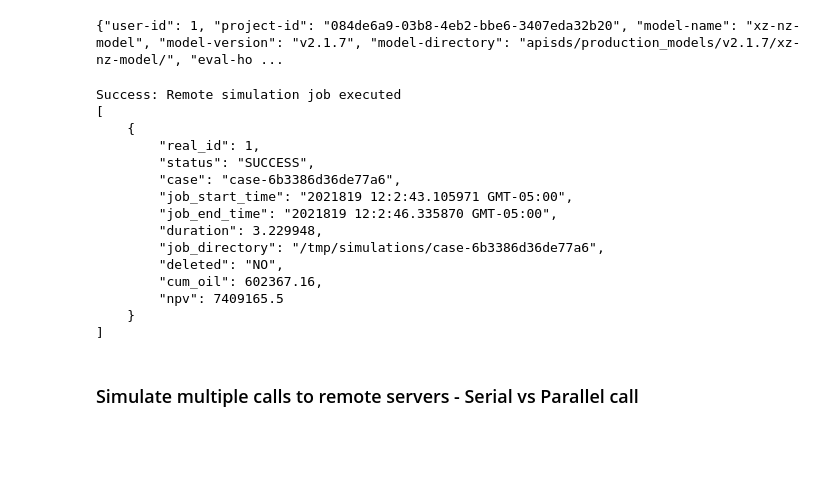
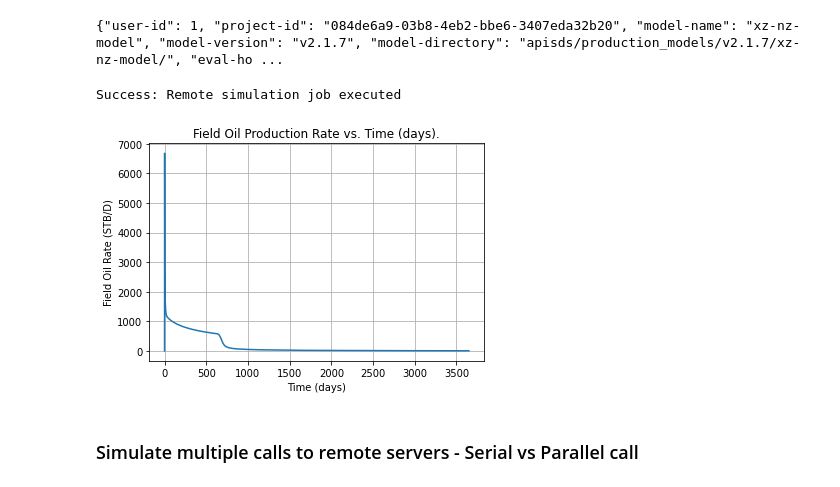
Before and after one commit to jeosol/aiml, a Jupyter notebook: remote_simulation_analysis.ipynb, the cells around one changed output. Saved outputs shown, nothing was run; the diff lists cells and outputs as text; code cells hidden in the pictures; blank space fills up the shorter version.

Commit message:
Extract field level results and create simple field production plots

```diff
--- a/remote_simulation_analysis.ipynb
+++ b/remote_simulation_analysis.ipynb
@@ -72,27 +90,17 @@ print(data)
 # %%
 #headers = {'Content-type': 'application/x-www-form-urlencoded; charset=utf-8'}
 response = requests.post(CL_APP_SERVER_API, data=data)
 if response.status_code == 200:
     print('Success: Remote simulation job executed')
-    print_json(response.json())
+    response_json = response.json()
+    # Extract the field results
+    field_results = response_json[0]["field_results"]
+    plot_field_results(field_results)
 else:
     print('Failed: Remote simulation job failed')
 # %% [output]
 Success: Remote simulation job executed
-[
-    {
-        "real_id": 1,
-        "status": "SUCCESS",
-        "case": "case-6b3386d36de77a6",
-        "job_start_time": "2021819 12:2:43.105971 GMT-05:00",
-        "job_end_time": "2021819 12:2:46.335870 GMT-05:00",
-        "duration": 3.229948,
-        "job_directory": "/tmp/simulations/case-6b3386d36de77a6",
-        "deleted": "NO",
-        "cum_oil": 602367.16,
-        "npv": 7409165.5
-    }
-]
+[figure, added]
 # %% [markdown]
 ### Simulate multiple calls to remote servers - Serial vs Parallel call
 # %%
```
Also changed, not shown: parts of 9 cells of this notebook.
